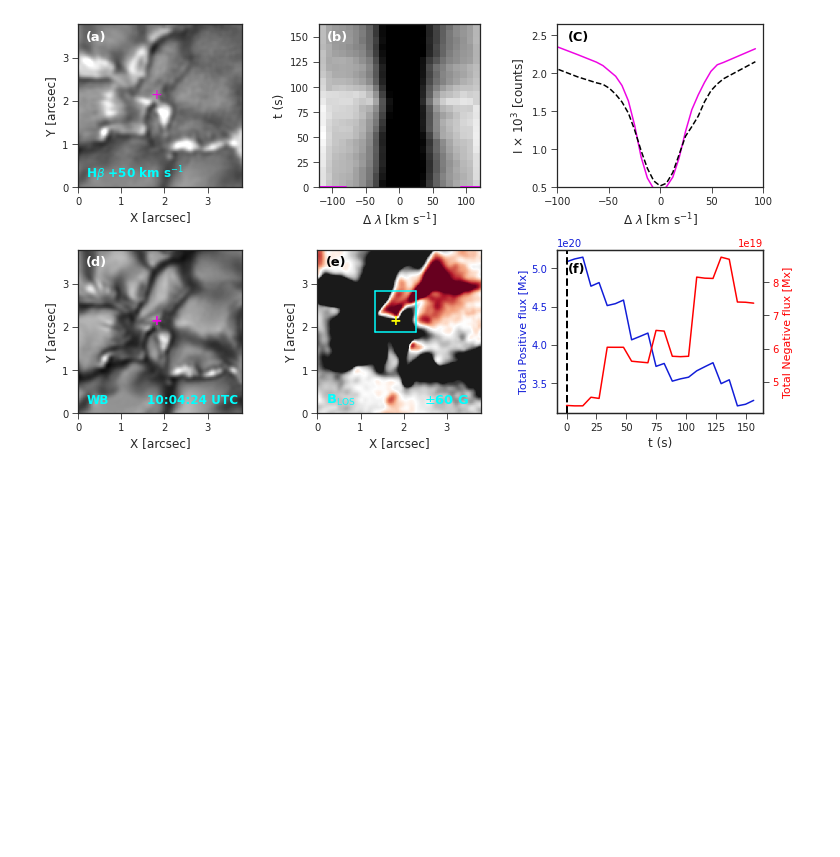
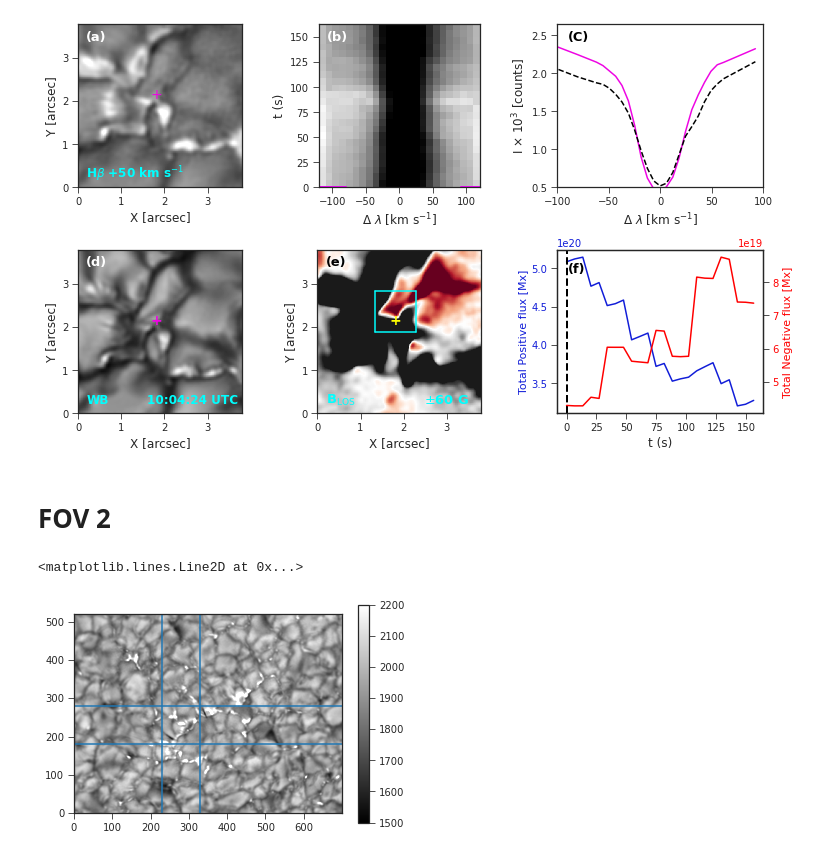
Before and after one commit to souvikita/CBP_spicule_mag, a Jupyter notebook: QSEB_CBP.ipynb, the cells around one changed output. Cells and saved outputs as stored; diff of their text form; code cells hidden in the pictures; blank space fills up the shorter version.

```diff
--- a/QSEB_CBP.ipynb
+++ b/QSEB_CBP.ipynb
@@ -272,3 +272,15 @@ for time in range(1):
     plt.show()
 # %% [output]
 [figure]
+# %% [markdown]
+# FOV 2
+# %%
+plt.imshow(cubeH[400:1100,600:1120,62,4].T, origin='lower', cmap='gray',vmax=2200,vmin=1500)
+plt.colorbar()
+plt.axvline(x=230)
+plt.axvline(x=330)
+plt.axhline(y=180)
+plt.axhline(y=280)
+# %% [output]
+<matplotlib.lines.Line2D at 0x...>
+[figure, added]
```
Also changed, not shown: parts of 11 cells of this notebook.
